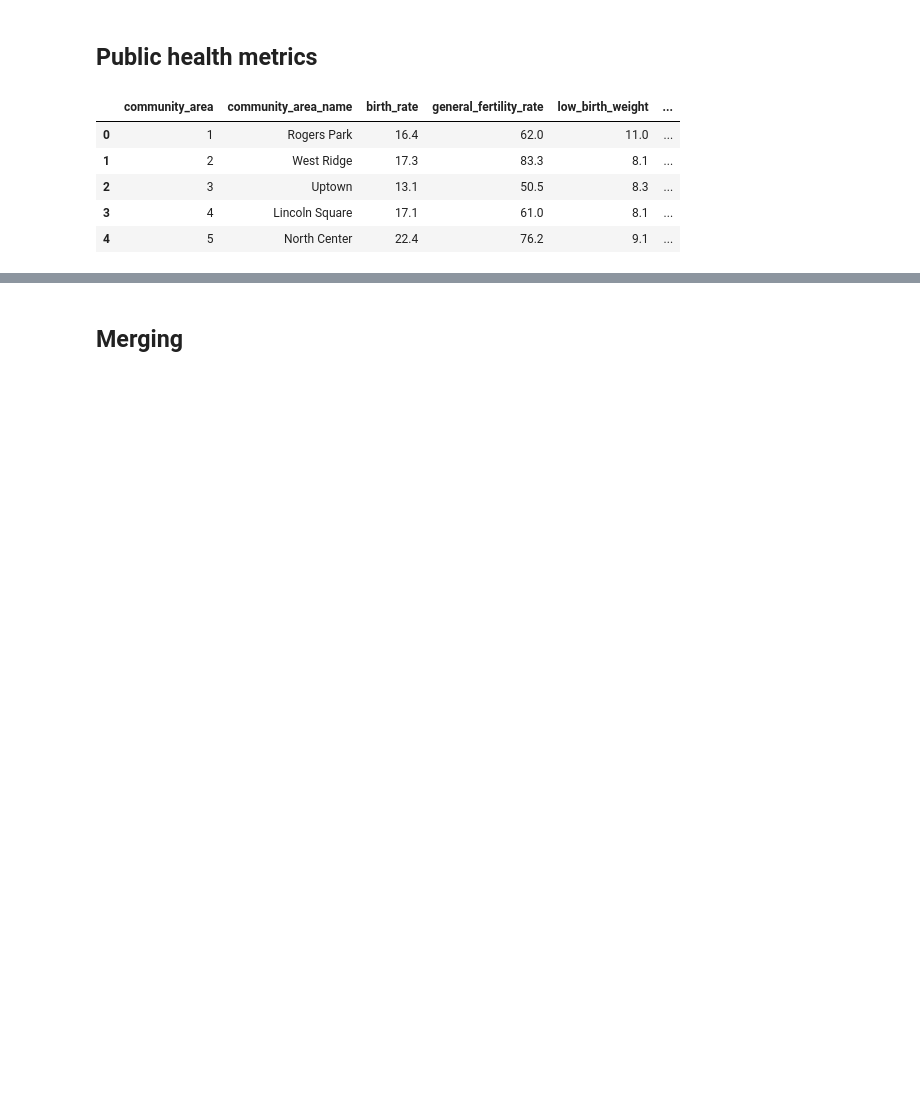
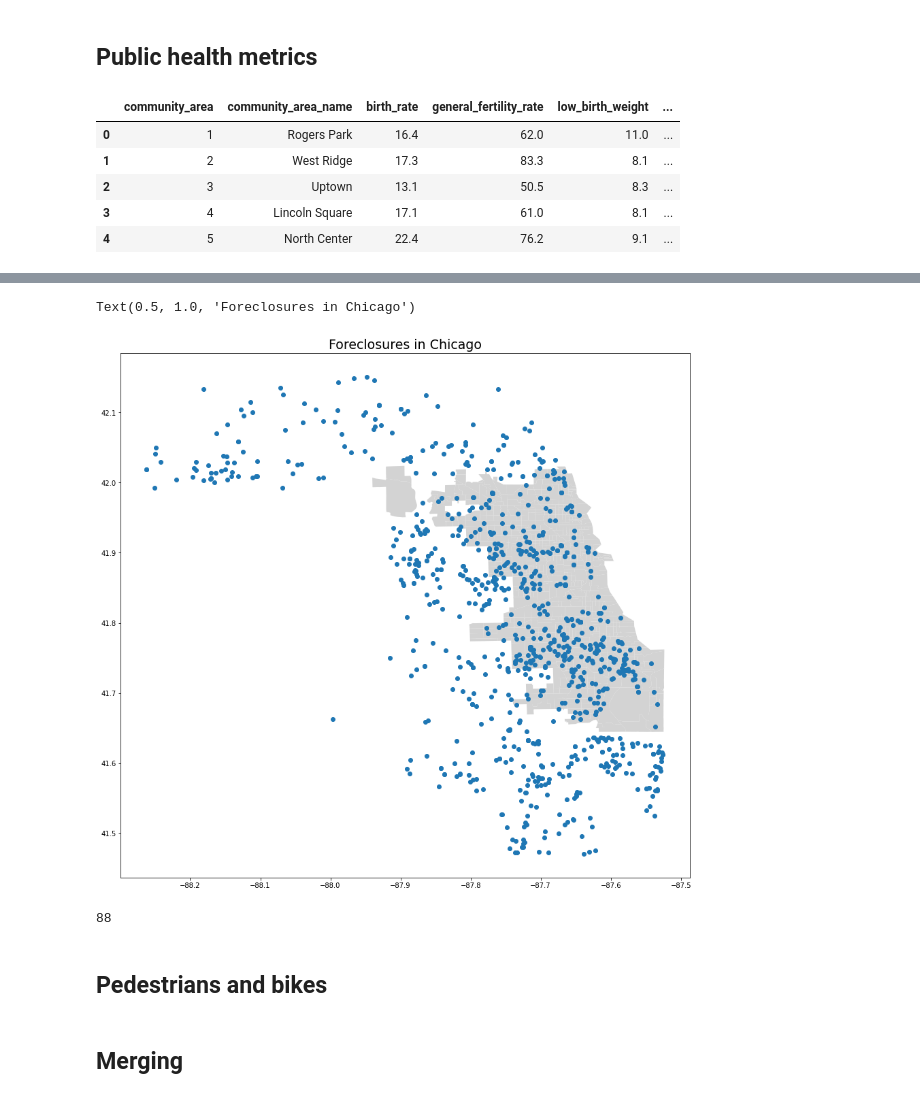
Before and after one commit to Barbarioli/sociome, a Jupyter notebook: eda/eda.ipynb, the cells around one changed output, grey strips where cells are left out. Drawn from its saved outputs; the diff is of its cells as text; code cells hidden in the pictures; blank space fills up the shorter version.

```diff
--- a/eda/eda.ipynb
+++ b/eda/eda.ipynb
@@ -1441,0 +1763,35 @@ public_health.head()
+# %%
+n_foreclosures = foreclosures.shape[0]
+# %%
+lat_col = []
+lon_col = []
+for i in range(n_foreclosures):
+  location = foreclosures.location[i]
+  try:
+    #print(location['latitude'])
+    lat_col.append(location['latitude'])
+    lon_col.append(location['longitude'])
+  except:
+    lat_col.append(np.nan)
+    lon_col.append(np.nan)
+# %%
+foreclosures['latitude'] = lat_col
+foreclosures['longitude'] = lon_col
+# %%
+foreclosures_geo = gpd.GeoDataFrame(foreclosures, geometry = gpd.points_from_xy(foreclosures.longitude, foreclosures.latitude))
+# %%
+fig, ax = plt.subplots(figsize = (15, 15))
+chicago.plot(ax = ax, color ='lightgrey')
+foreclosures_geo.plot(ax = ax)
+ax.set_title('Foreclosures in Chicago', size = 19)
+# %% [output]
+Text(0.5, 1.0, 'Foreclosures in Chicago')
+[figure, added]
+# %%
+location_null = foreclosures['latitude'].isnull().sum()
+print(location_null)
+location_null_array.append(location_null)
+# %% [output]
+88
+# %% [markdown]
+## Pedestrians and bikes
```
Also changed, not shown: parts of 95 cells of this notebook.
